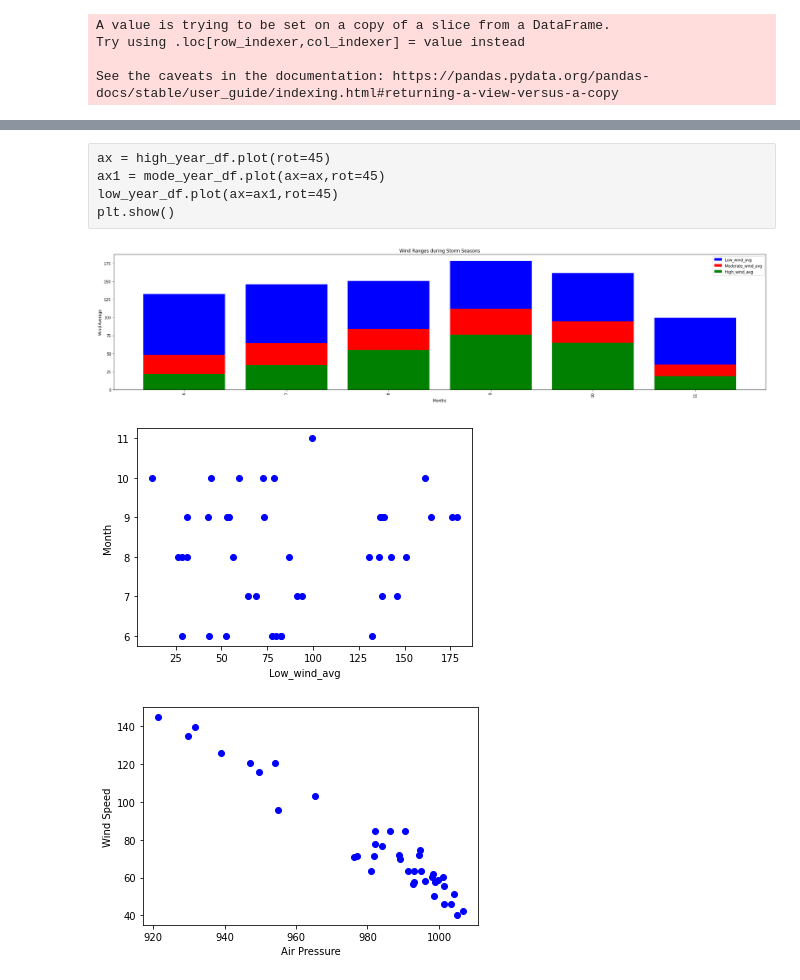
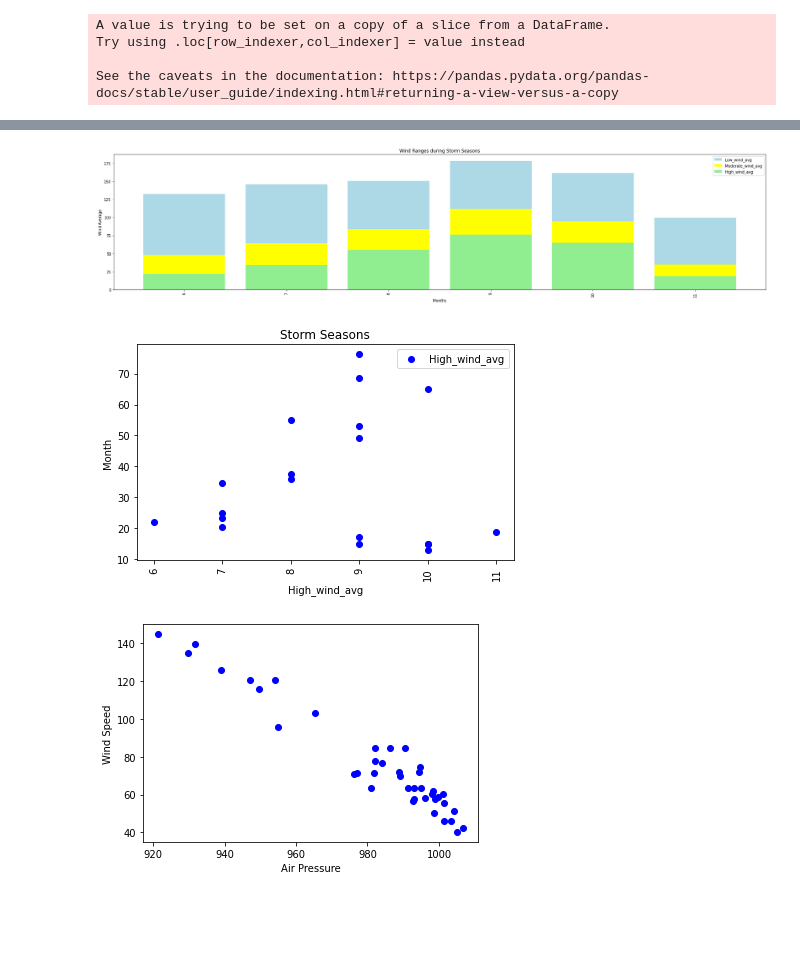
Before and after one commit to jakewmayfield/weather-prediction, a Jupyter notebook: hurdat_viz.ipynb, the cells around one changed output, grey strips where cells are left out. Cells and saved outputs as stored; diff of their text form; code cells hidden in the pictures; blank space fills up the shorter version.

```diff
--- a/hurdat_viz.ipynb
+++ b/hurdat_viz.ipynb
@@ -251,9 +195,10 @@ Try using .loc[row_indexer,col_indexer] = value instead
 
 See the caveats in the documentation: https://pandas.pydata.org/pandas-docs/stable/user_guide/indexing.html#returning-a-view-versus-a-copy
 # %%
-high_year_grp = high_wind.groupby(["Month","ID"]).mean()["High_wind_avg"]
-high_year_df = high_year_grp.to_frame()
-high_year_df
-high_year_df.sort_values(["Month","ID"],ascending=True)
-high_year_df.reset_index(inplace=True)
-high_year_df
+#Storm ID belonging to the High wind category(Monthly)
+high_month_grp = high_wind.groupby(["Month","ID"]).mean()["High_wind_avg"]
+high_month_df = high_month_grp.to_frame()
+high_month_df
+high_month_df.sort_values(["Month","ID"],ascending=True)
+high_month_df.reset_index(inplace=True)
+#high_year_df
@@ -291,25 +205,20 @@ high_year_df
 # %%
 %matplotlib inline
-# %% [raw]
-ax = high_year_df.plot(rot=45)
-ax1 = mode_year_df.plot(ax=ax,rot=45)
-low_year_df.plot(ax=ax1,rot=45)
-plt.show()
 # %%
 plt.figure(figsize=(25,6))
-x_axis=low_year_df["Month"]
-y_axis=low_year_df["Low_wind_avg"]
+x_axis=low_month_df["Month"]
+y_axis=low_month_df["Low_wind_avg"]
 #tick_locations = [value for value in x_axis]
 #plt.xticks(tick_locations, ["June","July","August","September","October","November"])
-ax = plt.bar(x_axis,y_axis,color="blue")
+ax = plt.bar(x_axis,y_axis,color="lightblue")
 
-x1_axis=mode_year_df["Month"]
-y1_axis=mode_year_df["Mode_wind_avg"]
-plt.bar(x1_axis,y1_axis,color="red")
+x1_axis=mode_month_df["Month"]
+y1_axis=mode_month_df["Mode_wind_avg"]
+plt.bar(x1_axis,y1_axis,color="yellow")
 
-x2_axis=high_year_df["Month"]
-y2_axis=high_year_df["High_wind_avg"]
-plt.bar(x2_axis,y2_axis,color='green')
+x2_axis=high_month_df["Month"]
+y2_axis=high_month_df["High_wind_avg"]
+plt.bar(x2_axis,y2_axis,color='lightgreen')
 
 
 plt.xticks(rotation=90)
@@ -323,15 +232,19 @@ output_file = "CSV_Output/Images/WindRanges_barplot.png"
 plt.savefig(output_file)
 plt.show()
 # %% [output]
-[figure, old version]
+[figure, new version]
 # %%
-plt.scatter(x_axis,y_axis,color="blue")
-plt.xlabel('Low_wind_avg')
+plt.scatter(x2_axis,y2_axis,color="blue")
+
+
+plt.xticks(rotation=90)
+plt.title("Storm Seasons")
+plt.xlabel('High_wind_avg')
 plt.ylabel('Month')
-
-plt.show()
+plt.legend(["High_wind_avg"],loc="upper right")
+plt.tight_layout()
 # %% [output]
-[figure, old version]
+[figure, new version]
 # %%
 x_values = data_df.groupby("ID").mean()["Minimum Pressure"]
 y_values = data_df.groupby("ID").mean()["Max_Wind"]
```
Also changed, not shown: parts of 15 cells of this notebook, 5 other files.
